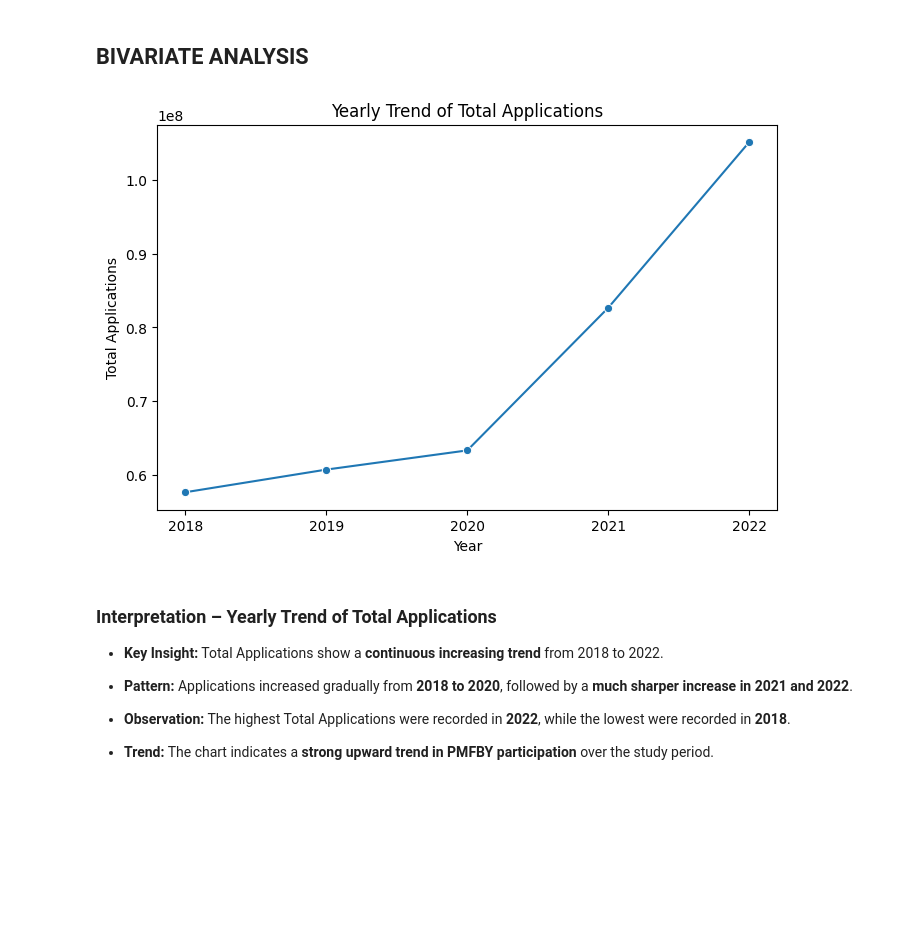
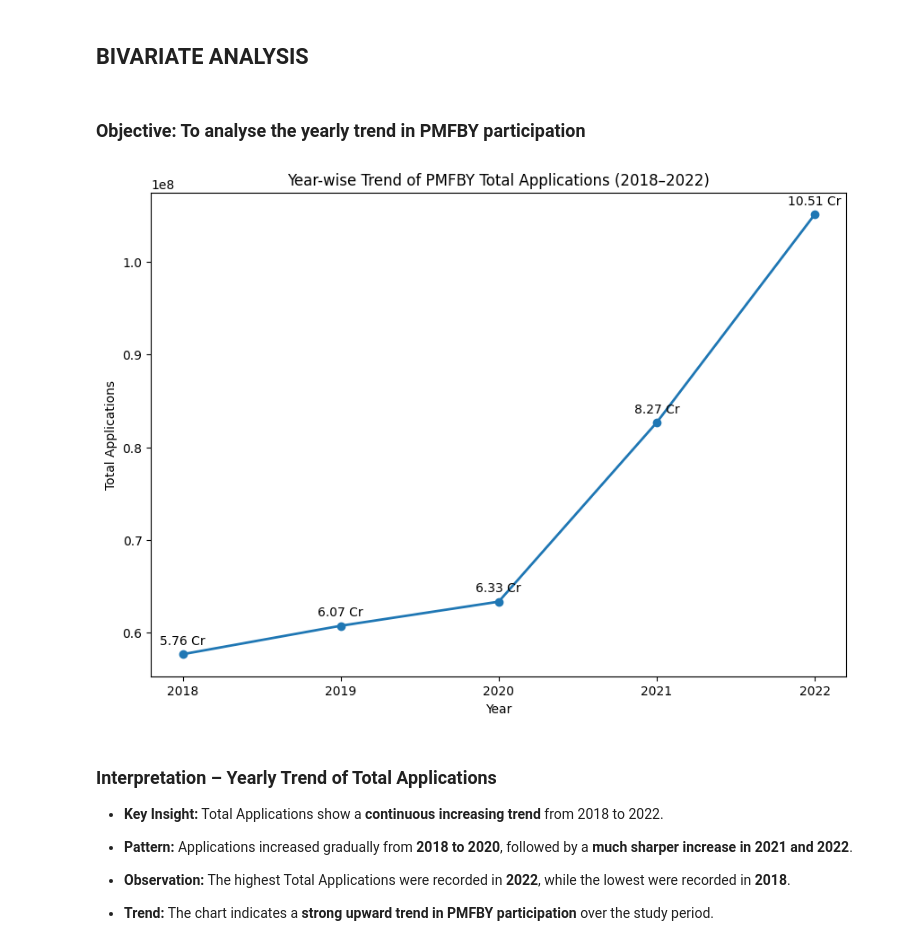
Before and after one commit to sowmiyavetrivel28-git/-PMFBY-District-Crop-Insurance-Analysis-Using-Python_2018-2022-, a Jupyter notebook: pythonProject.ipynb, the cells around one changed output. Drawn from its saved outputs; the diff is of its cells as text; code cells hidden in the pictures; blank space fills up the shorter version.

```diff
--- a/pythonProject.ipynb
+++ b/pythonProject.ipynb
@@ -1388,33 +1299,53 @@ plt.show()
 - **Overall:** The chart indicates that **Insurance Unit coverage is unevenly distributed**, with a small number of observations recording exceptionally high Insurance Unit values.
 # %% [markdown]
 ## **BIVARIATE ANALYSIS**
+# %% [markdown]
+### Objective: To analyse the yearly trend in PMFBY participation
 # %%
 # Bivariate Analysis – Yearly Participation Trend
 
-#Year-wise Trend of PMFBY Total Applications (2018–2022)
+# Year-wise Trend of PMFBY Total Applications (2018–2022)
 
-
-yearly_applications = df.groupby("Year")["Total_Applications"].sum().reset_index()
-
-
-plt.figure(figsize=(8, 5))
-
-sns.lineplot(
-    data=yearly_applications,
-    x="Year",
-    y="Total_Applications",
-    marker="o"
+# Calculate year-wise total applications
+yearly_applications = (
+    df.groupby("Year")["Total_Applications"]
+    .sum()
+    .reset_index()
 )
 
-plt.title("Yearly Trend of Total Applications")
+# Create the line chart
+plt.figure(figsize=(10, 7))
+
+plt.plot(
+    yearly_applications["Year"],
+    yearly_applications["Total_Applications"],
+    marker="o",
+    linewidth=2
+)
+
+# Add data labels in Crores
+for x, y in zip(
+    yearly_applications["Year"],
+    yearly_applications["Total_Applications"]
+):
+    plt.annotate(
+        f"{y / 1e7:.2f} Cr",
+        (x, y),
+        textcoords="offset points",
+        xytext=(0, 8),
+        ha="center"
+    )
+
+# Set chart title and axis labels
+plt.title("Year-wise Trend of PMFBY Total Applications (2018–2022)")
 plt.xlabel("Year")
 plt.ylabel("Total Applications")
-
 plt.xticks(yearly_applications["Year"])
 
+# Display the chart
 plt.show()
 # %% [output]
-[figure, old version]
+[figure, new version]
 # %% [markdown]
 ### Interpretation – Yearly Trend of Total Applications
 
```
Also changed, not shown: parts of 35 cells of this notebook.
